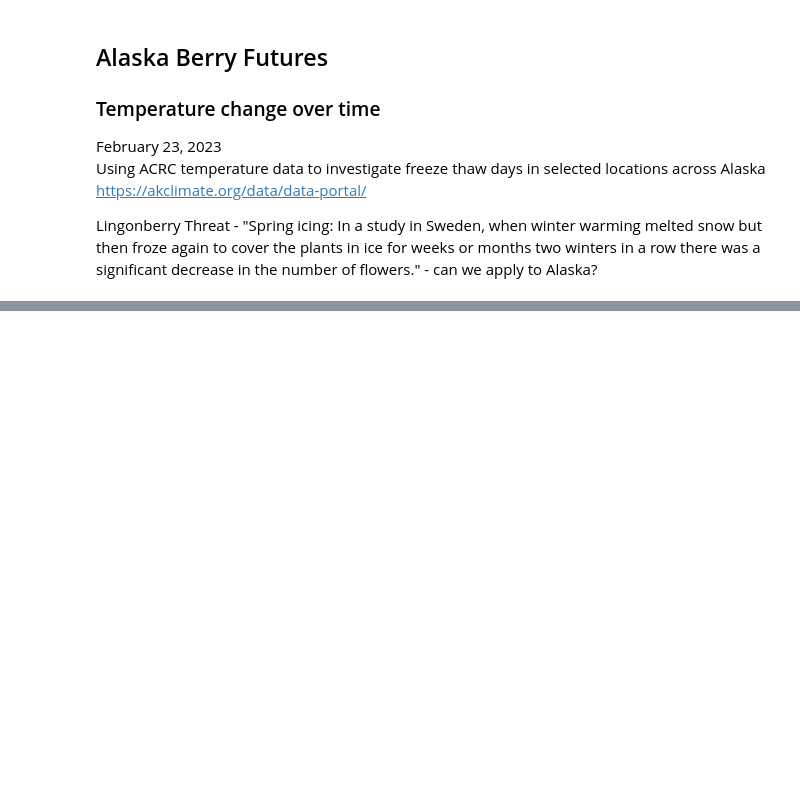
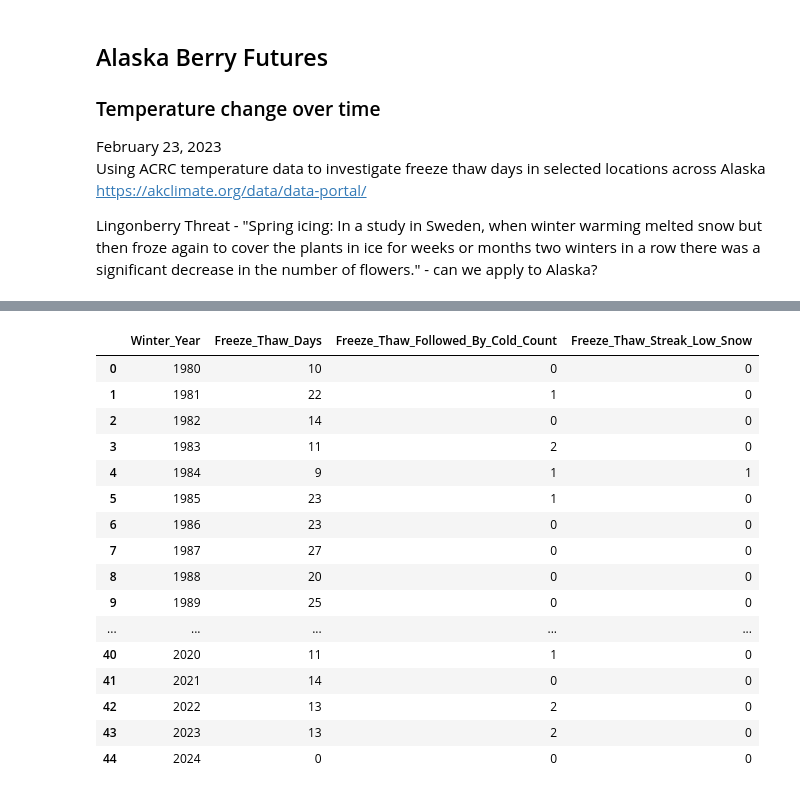
Before and after one commit to LVParkinson/Alaska-Berry-Futures, a Jupyter notebook: 2024.02.23_ABF_FreezeThawDays.ipynb, the cells around one changed output, grey strips where cells are left out. Drawn from its saved outputs; the diff is of its cells as text; code cells hidden in the pictures; blank space fills up the shorter version.

```diff
--- a/2024.02.23_ABF_FreezeThawDays.ipynb
+++ b/2024.02.23_ABF_FreezeThawDays.ipynb
@@ -296,0 +341,20 @@ autumn_df
+# %%
+combined_freeze_thaw_counts_adjusted(bethel, [12,1,2], 21)
+# %% [output]
+|  | Winter_Year | Freeze_Thaw_Days | Freeze_Thaw_Followed_By_Cold_Count | Freeze_Thaw_Streak_Low_Snow |
+| 0 | 1980 | 10 | 0 | 0 |
+| 1 | 1981 | 22 | 1 | 0 |
+| 2 | 1982 | 14 | 0 | 0 |
+| 3 | 1983 | 11 | 2 | 0 |
+| 4 | 1984 | 9 | 1 | 1 |
+| 5 | 1985 | 23 | 1 | 0 |
+| 6 | 1986 | 23 | 0 | 0 |
+| 7 | 1987 | 27 | 0 | 0 |
+| 8 | 1988 | 20 | 0 | 0 |
+| 9 | 1989 | 25 | 0 | 0 |
+| ... | ... | ... | ... | ... |
+| 40 | 2020 | 11 | 1 | 0 |
+| 41 | 2021 | 14 | 0 | 0 |
+| 42 | 2022 | 13 | 2 | 0 |
+| 43 | 2023 | 13 | 2 | 0 |
+| 44 | 2024 | 0 | 0 | 0 |
```
Also changed, not shown: parts of 19 cells of this notebook.
